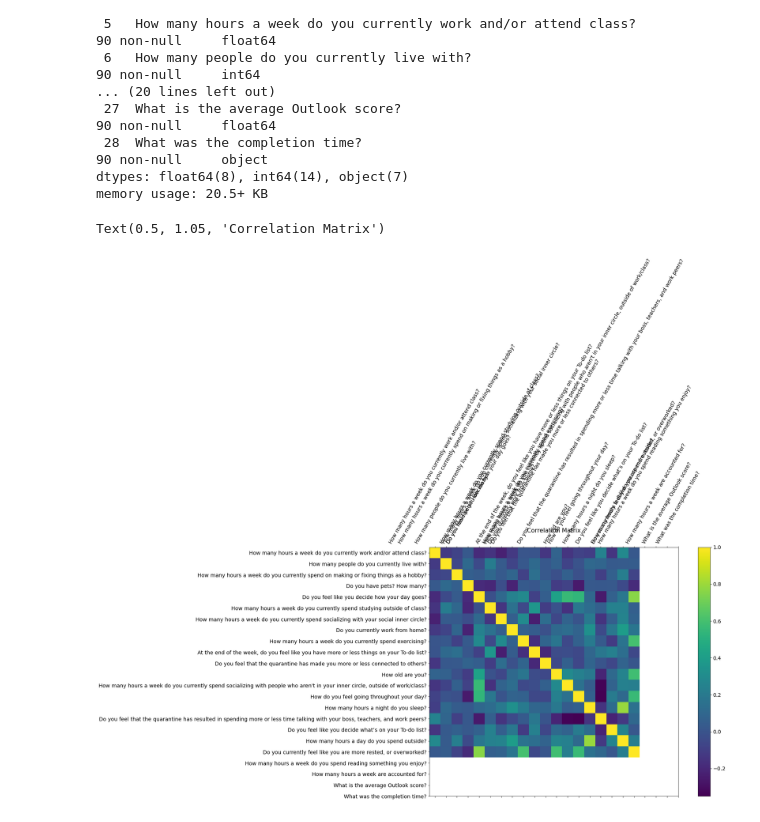
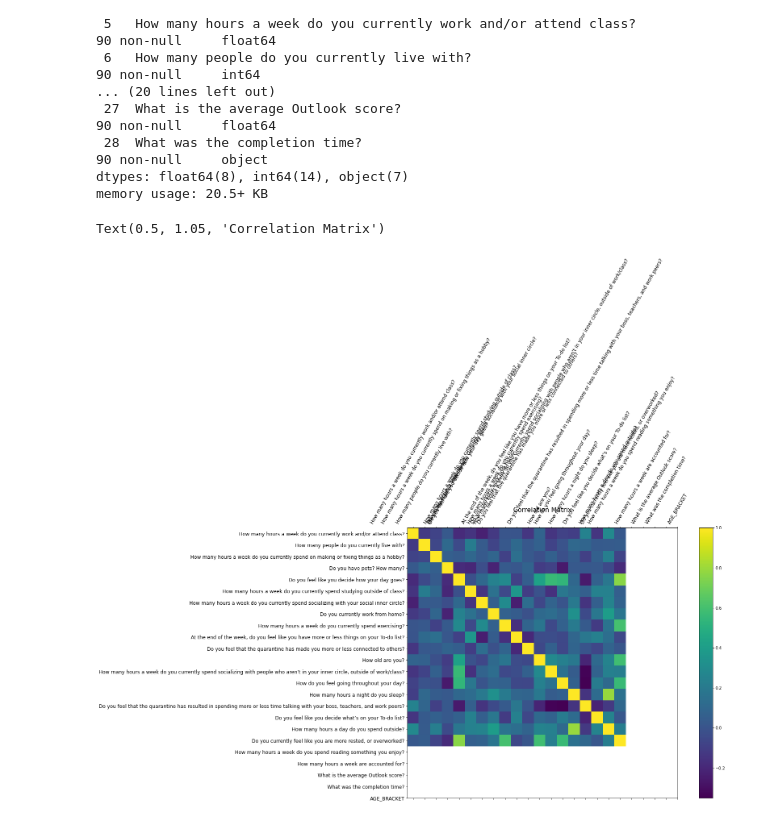
Before and after one commit to abrunlinger/Quarantine-Lifestyle-Analysis, a Jupyter notebook: notebooks/Survey Correlations.ipynb, the cells around one changed output. Cells and saved outputs as stored; diff of their text form; code cells hidden in the pictures.

```diff
--- a/notebooks/Survey Correlations.ipynb
+++ b/notebooks/Survey Correlations.ipynb
@@ -36,13 +38,13 @@ memory usage: 20.5+ KB
 # %%
 #Copy/paste correlation matrix to play around with
 f = plt.figure(figsize=(19, 12))
-plt.matshow(survey_data.corr(), fignum=f.number)
-plt.xticks(range(survey_data.shape[1]), survey_data.columns, fontsize=14, rotation=60)
-plt.yticks(range(survey_data.shape[1]), survey_data.columns, fontsize=14)
+plt.matshow(survey_data_new.corr(), fignum=f.number)
+plt.xticks(range(survey_data_new.shape[1]), survey_data_new.columns, fontsize=12, rotation=60)
+plt.yticks(range(survey_data_new.shape[1]), survey_data_new.columns, fontsize=12)
 cb = plt.colorbar()
 cb.ax.tick_params(labelsize=14)
 plt.title('Correlation Matrix', fontsize=16)
 # %% [output]
 Text(0.5, 1.05, 'Correlation Matrix')
-[figure, old version]
+[figure, new version]
 # %%
```
Also changed, not shown: parts of 5 cells of this notebook, 2 other files.
